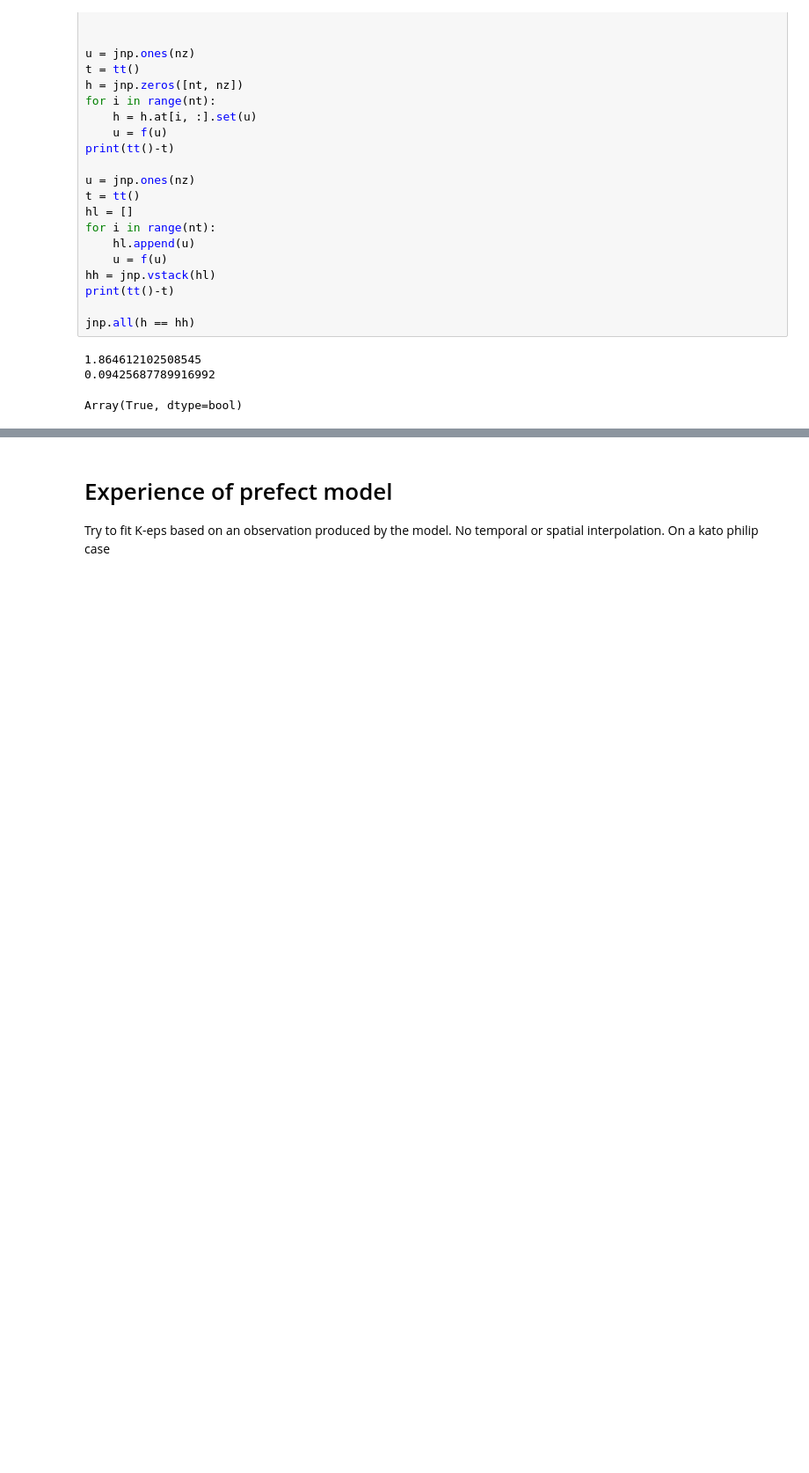
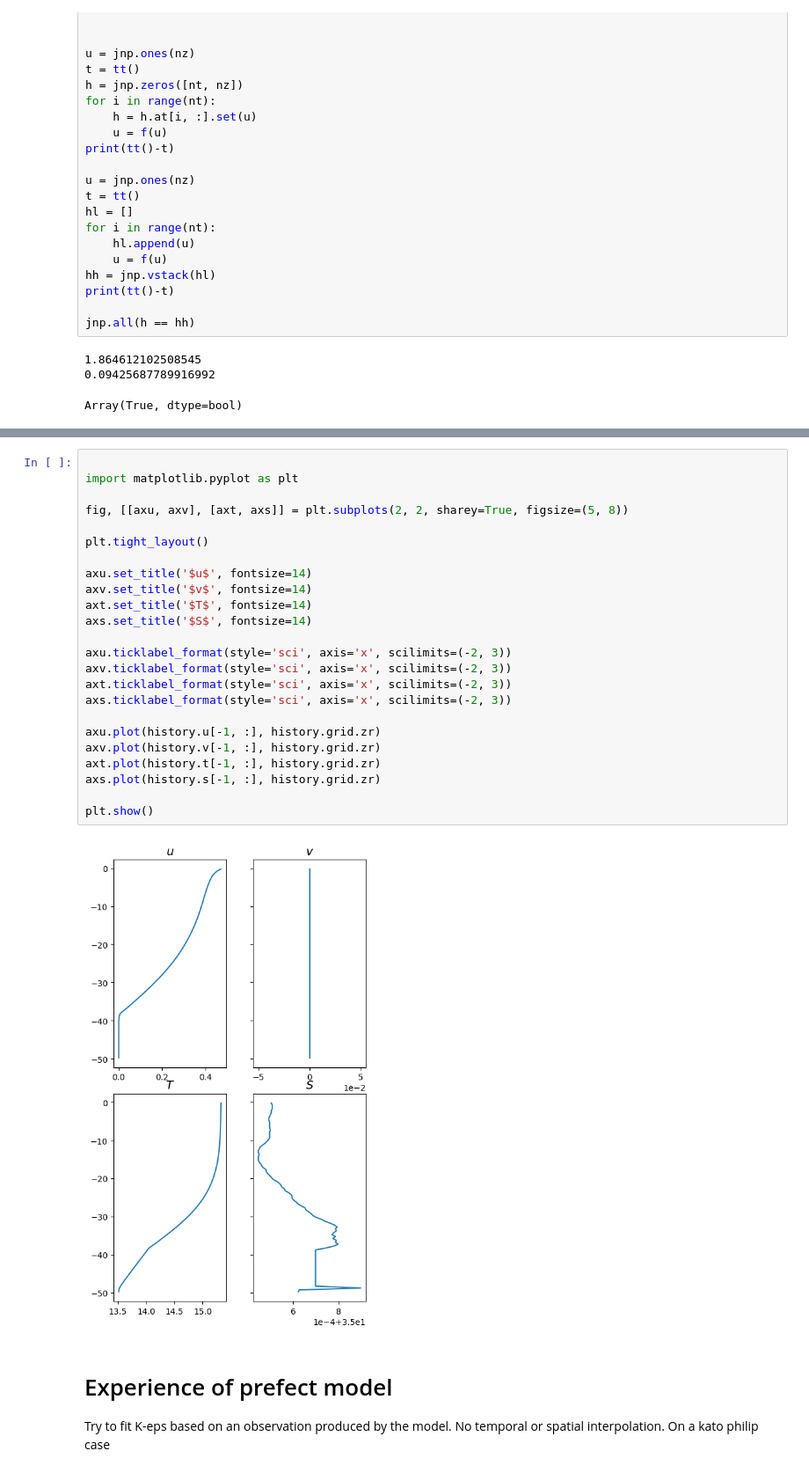
Before and after one commit to meom-group/tunax, a Jupyter notebook: notebooks/fitting_k_eps.ipynb, the cells around one changed output, grey strips where cells are left out. Shown at 88% size. Cells and saved outputs as stored; diff of their text form; blank space fills up the shorter version.

```diff
--- a/notebooks/fitting_k_eps.ipynb
+++ b/notebooks/fitting_k_eps.ipynb
@@ -477,3 +503,29 @@ la ca semble clair que le plus rapide est la technique de la liste
+# %%
+
+import matplotlib.pyplot as plt
+
+fig, [[axu, axv], [axt, axs]] = plt.subplots(2, 2, sharey=True, figsize=(5, 8))
+
+plt.tight_layout()
+
+axu.set_title('$u$', fontsize=14)
+axv.set_title('$v$', fontsize=14)
+axt.set_title('$T$', fontsize=14)
+axs.set_title('$S$', fontsize=14)
+
+axu.ticklabel_format(style='sci', axis='x', scilimits=(-2, 3))
+axv.ticklabel_format(style='sci', axis='x', scilimits=(-2, 3))
+axt.ticklabel_format(style='sci', axis='x', scilimits=(-2, 3))
+axs.ticklabel_format(style='sci', axis='x', scilimits=(-2, 3))
+
+axu.plot(history.u[-1, :], history.grid.zr)
+axv.plot(history.v[-1, :], history.grid.zr)
+axt.plot(history.t[-1, :], history.grid.zr)
+axs.plot(history.s[-1, :], history.grid.zr)
+
+plt.show()
+# %% [output]
+[figure, added]
 # %% [markdown]
 # Experience of prefect model
 Try to fit K-eps based on an observation produced by the model. No temporal or spatial interpolation. On a kato philip case
```
Also changed, not shown: parts of 5 cells of this notebook, 4 other files.
